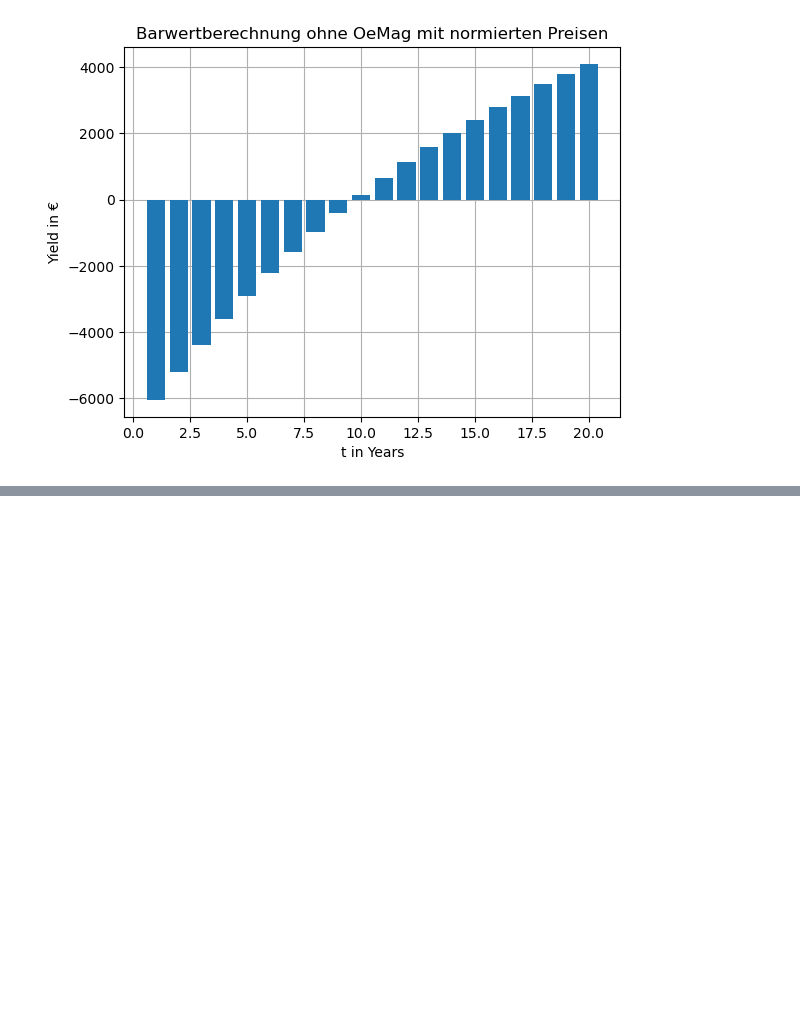
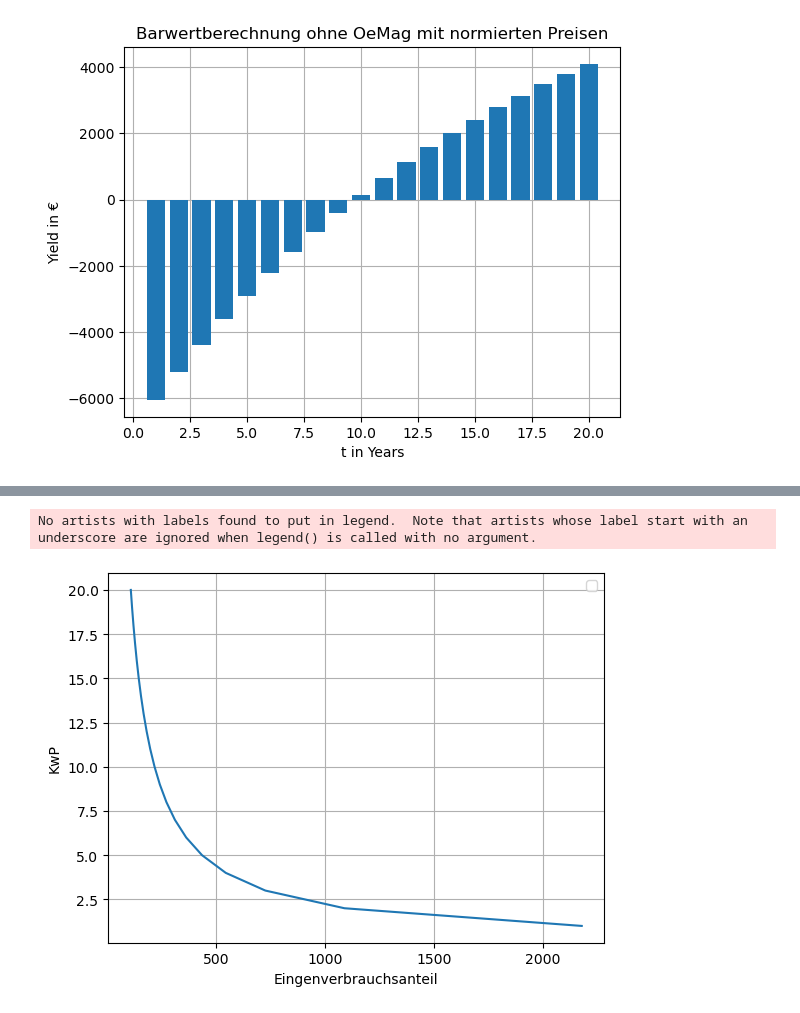
Before and after one commit to AhmedAkhi/2.UE, a Jupyter notebook: UE2_Gruppe2.ipynb, the cells around one changed output, grey strips where cells are left out. Cells and saved outputs as stored; diff of their text form; code cells hidden in the pictures; blank space fills up the shorter version.

Commit message:
eigenverbrauch 1

```diff
--- a/UE2_Gruppe2.ipynb
+++ b/UE2_Gruppe2.ipynb
@@ -120,0 +133,33 @@ plt.show()
+# %%
+dfProduktion = pd.read_csv("PV_Profil_leistung_2.csv")
+dfVerbrauch = pd.read_csv("LeistungHaushalte.csv")
+
+for index in range(35040):
+    Eingeverbrauch1 = np.sum(dfVerbrauch["1"])
+
+for index in range(35040):
+    Eingeverbrauch2 = np.sum(dfVerbrauch["2"])
+
+for index in range(35040):
+    produktion_univers = np.sum(dfProduktion["Produktion"])
+
+
+#Rechnung auf 1 jahr gerechnet
+
+PVPeaks = np.zeros(shape=(20,1))
+for i in range(20):
+    PVPeaks[i] = i+1
+
+Eigenverbrauchsanteil1 =  Eingeverbrauch1/(produktion_univers*PVPeaks)
+
+fig, ax = plt.subplots()
+ax.set_title("Eigenverbrauchsanteil Haushalt 1")
+ax.plot(Eigenverbrauchsanteil1,PVPeaks)
+ax.set_title("")
+ax.set_xlabel('Eingenverbrauchsanteil')
+ax.set_ylabel('KwP')
+ax.grid(True, zorder=1)
+plt.show()
+# %% [output]
+No artists with labels found to put in legend.  Note that artists whose label start with an underscore are ignored when legend() is called with no argument.
+[figure, added]
```
Also changed, not shown: parts of 1 cell of this notebook.
